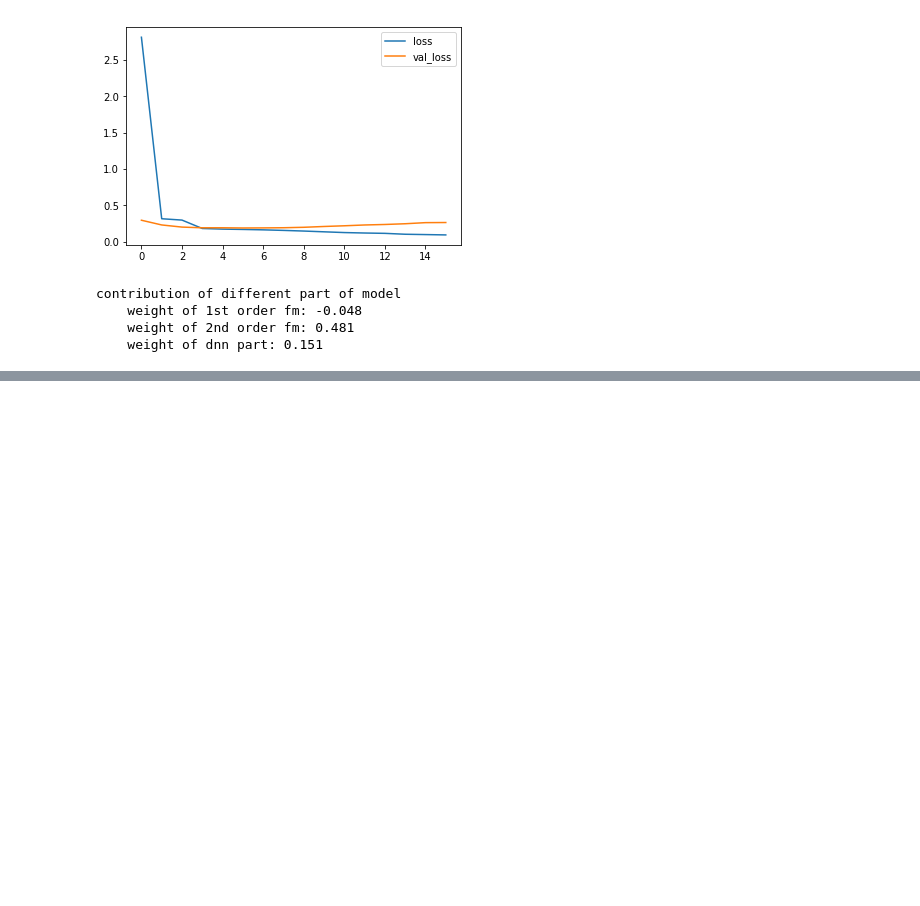
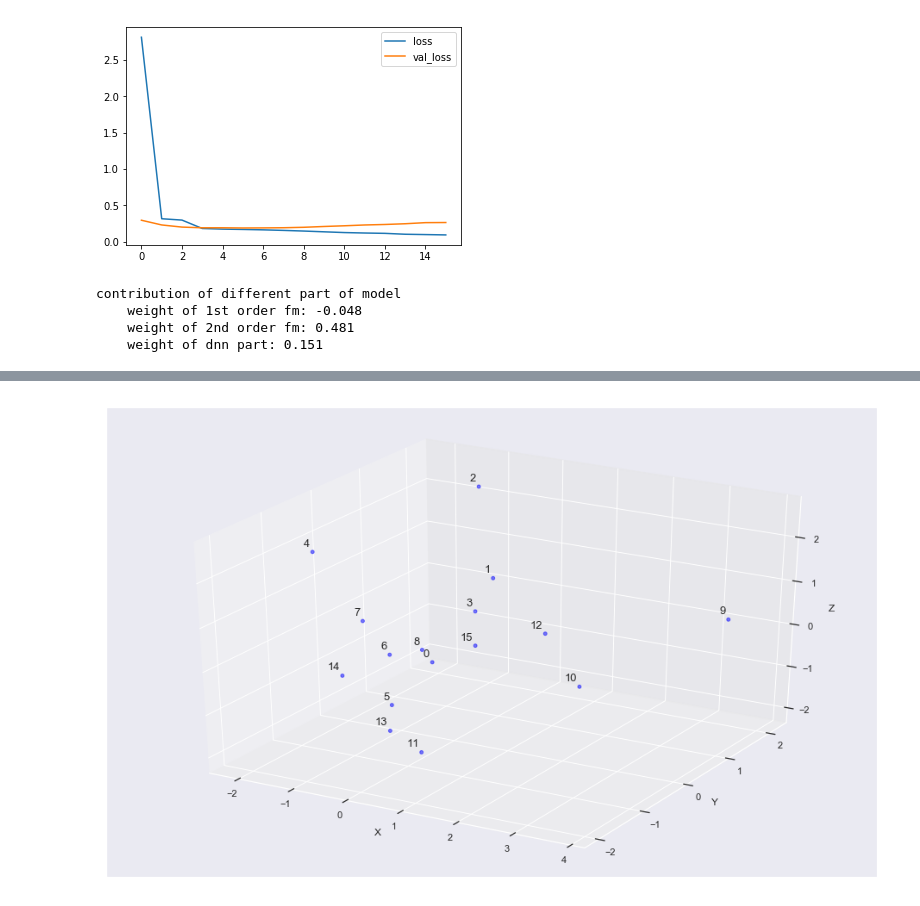
Before and after one commit to kadriansyah/notebook, a Jupyter notebook: alodokter-recommender/deep-fm-age-gender.ipynb, the cells around one changed output, grey strips where cells are left out. Drawn from its saved outputs; the diff is of its cells as text; code cells hidden in the pictures; blank space fills up the shorter version.

```diff
--- a/alodokter-recommender/deep-fm-age-gender.ipynb
+++ b/alodokter-recommender/deep-fm-age-gender.ipynb
@@ -429,0 +475,22 @@ contribution of different part of model
+# %%
+from mpl_toolkits.mplot3d.proj3d import proj_transform
+from matplotlib.text import Annotation
+
+class Annotation3D(Annotation):
+    '''Annotate the point xyz with text s'''
+
+    def __init__(self, s, xyz, *args, **kwargs):
+        Annotation.__init__(self,s, xy=(0,0), *args, **kwargs)
+        self._verts3d = xyz
+
+    def draw(self, renderer):
+        xs3d, ys3d, zs3d = self._verts3d
+        xs, ys, zs = proj_transform(xs3d, ys3d, zs3d, renderer.M)
+        self.xy=(xs,ys)
+        Annotation.draw(self, renderer)
+
+def annotate3D(ax, s, *args, **kwargs):
+    '''add anotation text s to to Axes3d ax'''
+
+    tag = Annotation3D(s, *args, **kwargs)
+    ax.add_artist(tag)
@@ -429,0 +514,22 @@ contribution of different part of model
+# %%
+pca_result = PCA(n_components=3).fit_transform(centroids)
+ax = plt.figure(figsize=(16,10)).gca(projection='3d')
+ax.scatter(
+    xs=pca_result[:,0],
+    ys=pca_result[:,1],
+    zs=pca_result[:,2],
+    c='blue',
+    s=15,
+    alpha=0.5,
+    cmap='tab10'
+)
+ax.set_xlabel('X')
+ax.set_ylabel('Y')
+ax.set_zlabel('Z')
+
+xyzn = zip(pca_result[:,0], pca_result[:,1], pca_result[:,2])
+# add vertices annotation.
+for j, xyz_ in enumerate(xyzn):
+    annotate3D(ax, s=str(j), xyz=xyz_, fontsize=13, xytext=(-3,3), textcoords='offset points', ha='right', va='bottom')
+# %% [output]
+[figure, added]
```
Also changed, not shown: parts of 15 cells of this notebook.
